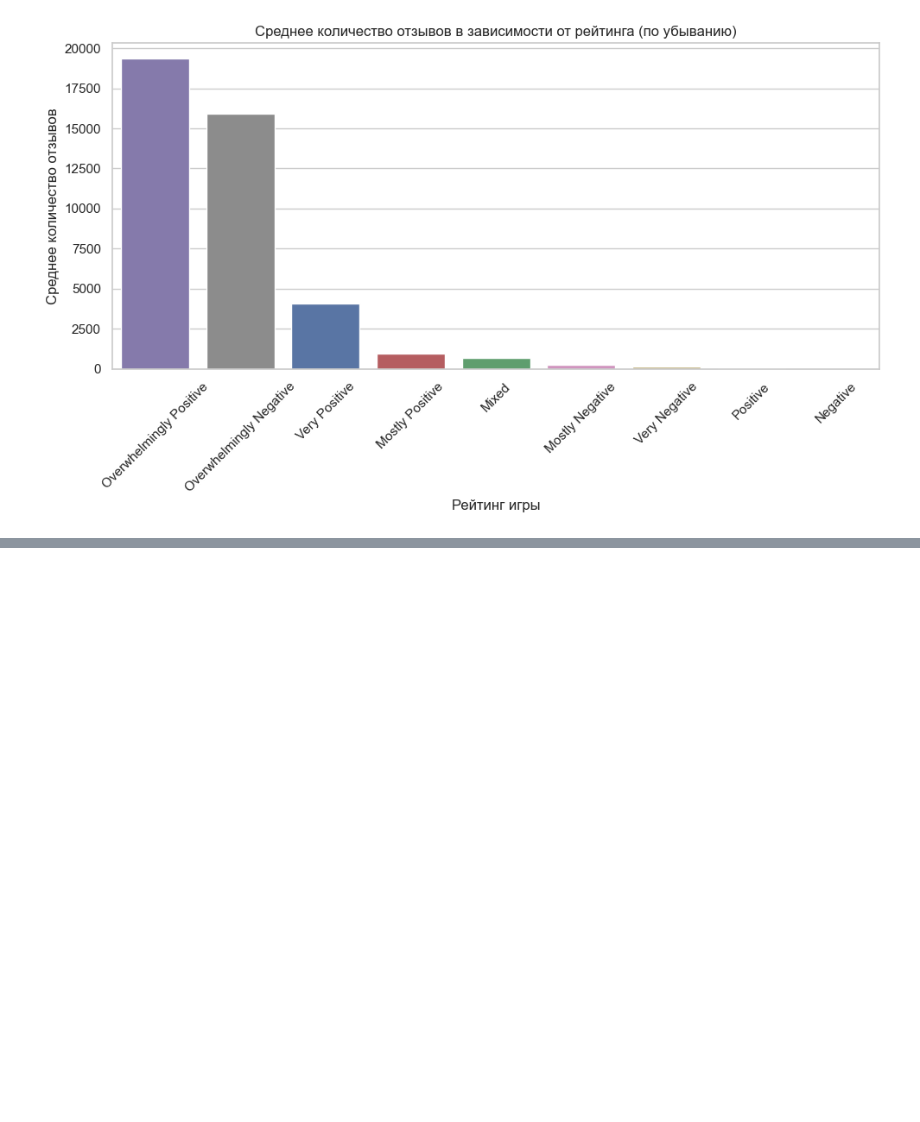
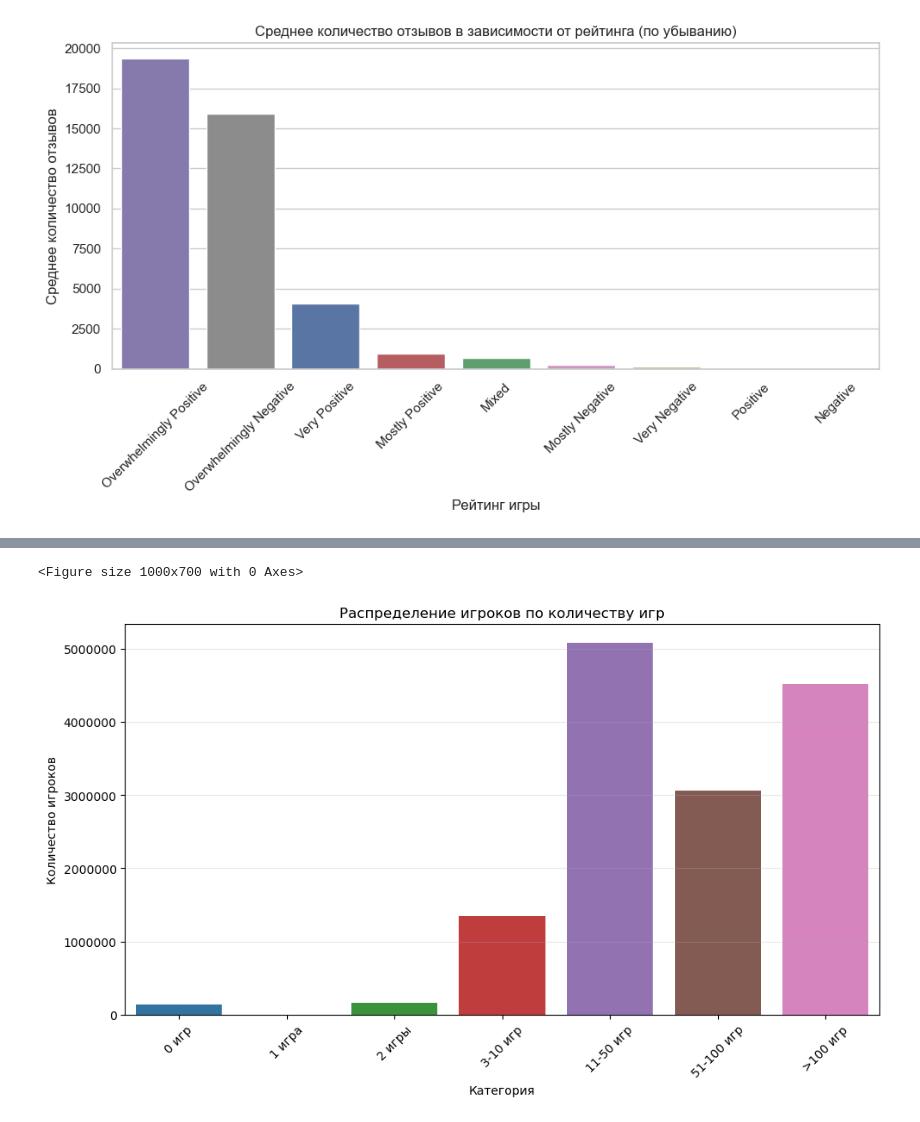
Before and after one commit to garaganlol/aie_Mirea, a Jupyter notebook: project/notebooks/eda_v1.ipynb, the cells around one changed output, grey strips where cells are left out. Cells and saved outputs as stored; diff of their text form; code cells hidden in the pictures; blank space fills up the shorter version.

```diff
--- a/project/notebooks/eda_v1.ipynb
+++ b/project/notebooks/eda_v1.ipynb
@@ -230,0 +234,3 @@ plt.show()
+# %%
+users = pd.read_csv(path + '\\users.csv')
+users.head()
@@ -230,0 +293,17 @@ plt.show()
+# %%
+zero_games_users = users[users['products'] == 0]
+one_games_users = users[users['products'] == 1]
+two_games_users = users[users['products'] == 2]
+
+three_to_ten_games_users = users[(users['products'] <= 10) & (users['products'] > 2)]
+eleven_to_50_games_users = users[(users['products'] <= 50) & (users['products'] > 10)]
+fiftyone_to_100_games_users = users[(users['products'] <= 100) & (users['products'] > 50)]
+onehundred_plus_games_users = users[users['products'] > 100]
+
+print(f'Кол-во пользователей с 0 игр, в библиотеке: {len(zero_games_users)}')
+print(f'Кол-во пользователей с 1 игрой, в библиотеке: {len(one_games_users)}')
+print(f'Кол-во пользователей с 2 играми, в библиотеке: {len(two_games_users)}')
+print(f'Кол-во пользователей у которых от 3 до 10 игр в библиотеке: {len(three_to_ten_games_users)}')
+print(f'Кол-во пользователей у которых от 11 до 50 игр в библиотеке: {len(eleven_to_50_games_users)}')
+print(f'Кол-во пользователей у которых от 50 до 100 игр в библиотеке: {len(fiftyone_to_100_games_users)}')
+print(f'Кол-во пользователей у которых более 100 игр в библиотеке: {len(onehundred_plus_games_users)}')
@@ -230,0 +318,14 @@ plt.show()
+# %%
+df = pd.DataFrame({
+    'Категория': ['0 игр', '1 игра', '2 игры', '3-10 игр', '11-50 игр', '51-100 игр', '>100 игр'],
+    'Количество игроков': [
+        len(zero_games_users),
+        len(one_games_users),
+        len(two_games_users),
+        len(three_to_ten_games_users),
+        len(eleven_to_50_games_users),
+        len(fiftyone_to_100_games_users),
+        len(onehundred_plus_games_users)
+    ]
+})
+df
@@ -230,0 +341,13 @@ plt.show()
+# %%
+fig = plt.figure(figsize = (10, 7))
+plt.figure(figsize=(10, 6))
+sns.barplot(data=df, x='Категория', y='Количество игроков', hue='Категория')
+plt.ticklabel_format(axis='y', style='plain')
+plt.grid(axis='y', alpha=0.3)
+plt.title('Распределение игроков по количеству игр')
+plt.xticks(rotation=45)
+plt.tight_layout()
+plt.show()
+# %% [output]
+<Figure size 1000x700 with 0 Axes>
+[figure, added]
```
Also changed, not shown: parts of 56 cells of this notebook.
